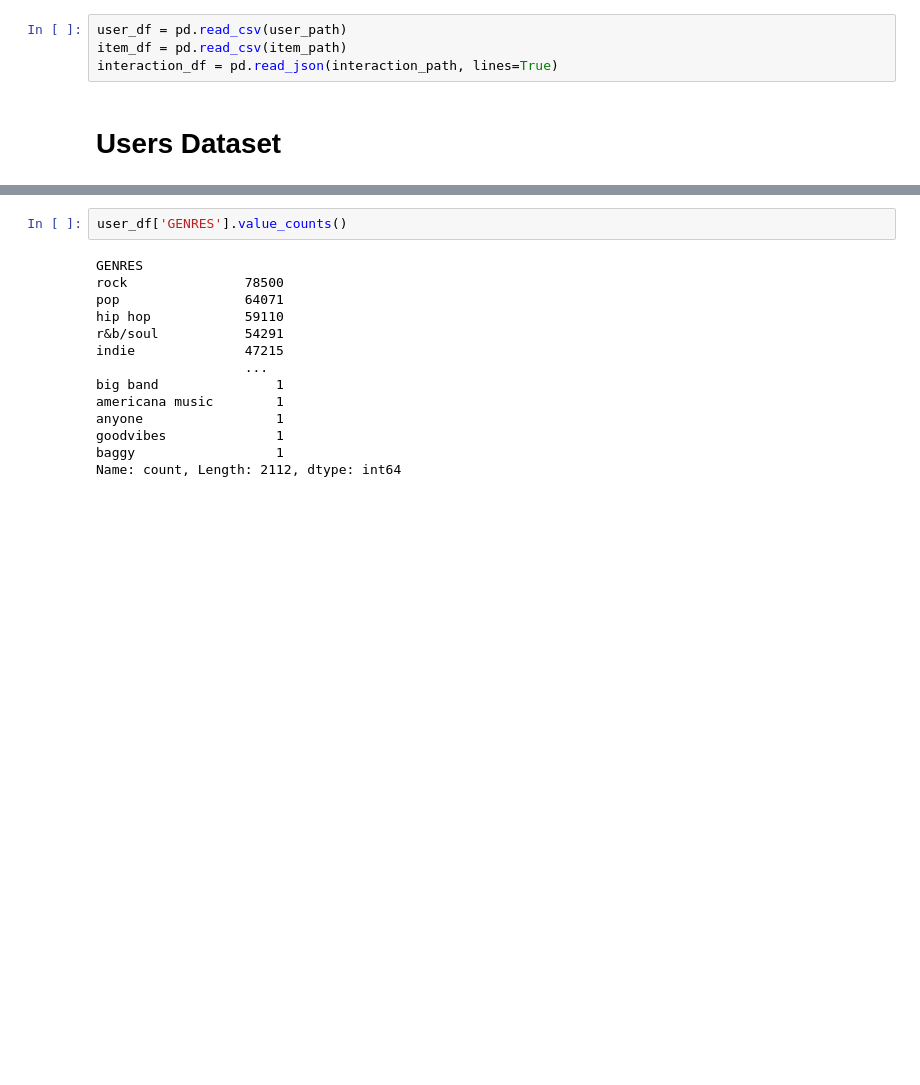
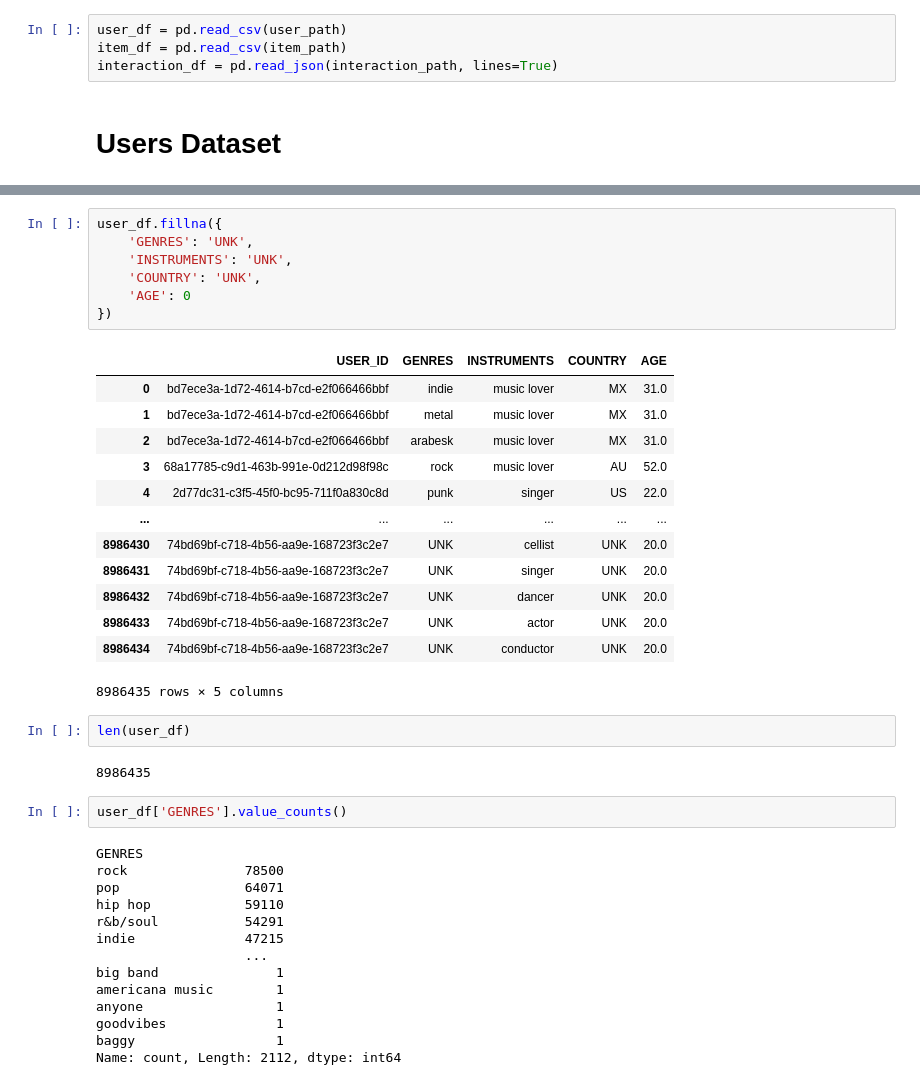
Before and after one commit to Yreus6/recommendation-mlp, a Jupyter notebook: notebooks/exploratory-data-analysis.ipynb, the cells around one changed output, grey strips where cells are left out. Cells and saved outputs as stored; diff of their text form; blank space fills up the shorter version.

```diff
--- a/notebooks/exploratory-data-analysis.ipynb
+++ b/notebooks/exploratory-data-analysis.ipynb
@@ -56,3 +56,28 @@ user_df.head(5)
+# %%
+user_df.fillna({
+    'GENRES': 'UNK',
+    'INSTRUMENTS': 'UNK',
+    'COUNTRY': 'UNK',
+    'AGE': 0
+})
+# %% [output]
+|  | USER_ID | GENRES | INSTRUMENTS | COUNTRY | AGE |
+| 0 | bd7ece3a-1d72-4614-b7cd-e2f066466bbf | indie | music lover | MX | 31.0 |
+| 1 | bd7ece3a-1d72-4614-b7cd-e2f066466bbf | metal | music lover | MX | 31.0 |
+| 2 | bd7ece3a-1d72-4614-b7cd-e2f066466bbf | arabesk | music lover | MX | 31.0 |
+| 3 | 68a17785-c9d1-463b-991e-0d212d98f98c | rock | music lover | AU | 52.0 |
+| 4 | 2d77dc31-c3f5-45f0-bc95-711f0a830c8d | punk | singer | US | 22.0 |
+| ... | ... | ... | ... | ... | ... |
+| 8986430 | 74bd69bf-c718-4b56-aa9e-168723f3c2e7 | UNK | cellist | UNK | 20.0 |
+| 8986431 | 74bd69bf-c718-4b56-aa9e-168723f3c2e7 | UNK | singer | UNK | 20.0 |
+| 8986432 | 74bd69bf-c718-4b56-aa9e-168723f3c2e7 | UNK | dancer | UNK | 20.0 |
+| 8986433 | 74bd69bf-c718-4b56-aa9e-168723f3c2e7 | UNK | actor | UNK | 20.0 |
+| 8986434 | 74bd69bf-c718-4b56-aa9e-168723f3c2e7 | UNK | conductor | UNK | 20.0 |
+8986435 rows × 5 columns
+# %%
+len(user_df)
+# %% [output]
+8986435
 # %%
 user_df['GENRES'].value_counts()
 # %% [output]
```
Also changed, not shown: parts of 12 cells of this notebook, 6 other files.
